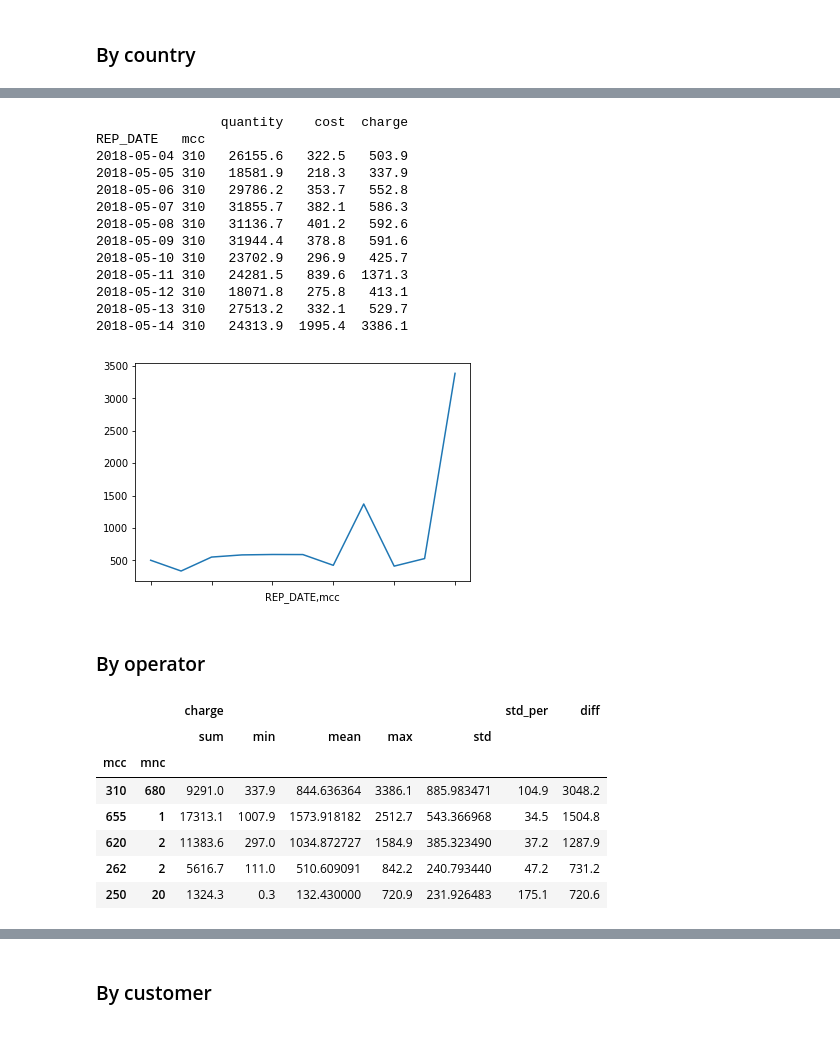
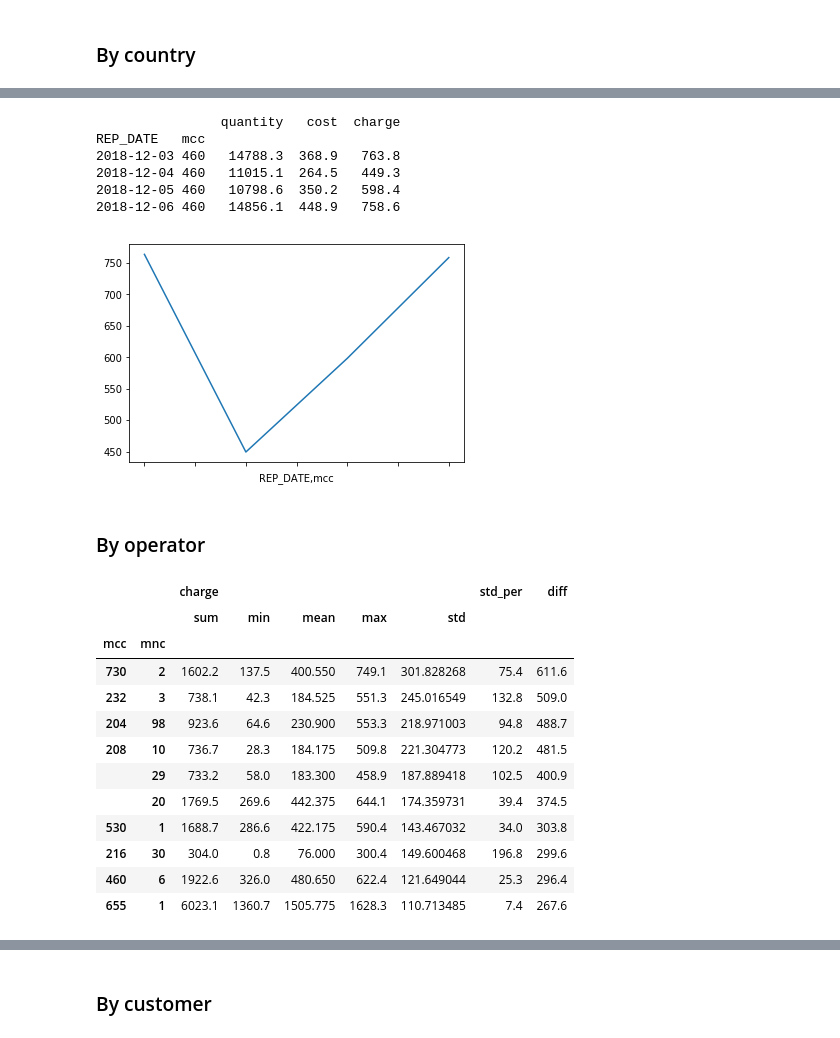
Before and after one commit to balobinp/RB_BD, a Jupyter notebook: RB_Revenue_Change_Python3.ipynb, the cells around one changed output, grey strips where cells are left out. Saved outputs shown, nothing was run; the diff lists cells and outputs as text; code cells hidden in the pictures.

```diff
--- a/RB_Revenue_Change_Python3.ipynb
+++ b/RB_Revenue_Change_Python3.ipynb
@@ -83,28 +83,21 @@ df2.apply(f,axis=1).sort_values(by=['diff','std_per'],ascending=False).head()
 # %%
 # Generate stat report by country
 
-mcc = 310
+mcc = 460
 
 df3=df1[df1.index.get_level_values('mcc')==mcc].sort_index(level=['mcc','REP_DATE'])
 print(df3,'\n')
 
 df3['charge'].plot()
 plt.show()
 # %% [output]
-                quantity    cost  charge
+                quantity   cost  charge
 REP_DATE   mcc
-2018-05-04 310   26155.6   322.5   503.9
-2018-05-05 310   18581.9   218.3   337.9
-2018-05-06 310   29786.2   353.7   552.8
-2018-05-07 310   31855.7   382.1   586.3
-2018-05-08 310   31136.7   401.2   592.6
-2018-05-09 310   31944.4   378.8   591.6
-2018-05-10 310   23702.9   296.9   425.7
-2018-05-11 310   24281.5   839.6  1371.3
-2018-05-12 310   18071.8   275.8   413.1
-2018-05-13 310   27513.2   332.1   529.7
-2018-05-14 310   24313.9  1995.4  3386.1
+2018-12-03 460   14788.3  368.9   763.8
+2018-12-04 460   11015.1  264.5   449.3
+2018-12-05 460   10798.6  350.2   598.4
+2018-12-06 460   14856.1  448.9   758.6
-[figure, old version]
+[figure, new version]
 # %% [markdown]
 ### By operator
 # %%
@@ -120,16 +113,21 @@ df2=df1.groupby(level=['mcc','mnc']).agg({'charge':[np.sum,'min','mean','max','s
 # Two options of sorting
 
 df2.apply(f,axis=1).sort_values(by=[('charge','sum'),'std_per'],ascending=False).head()
-df2.apply(f,axis=1).sort_values(by=['diff','std_per'],ascending=False).head()
+df2.apply(f,axis=1).sort_values(by=['diff','std_per'],ascending=False).head(10)
 # %% [output]
 |  |  | charge |  |  |  |  | std_per | diff |
 |  |  | sum | min | mean | max | std |  |  |
 | mcc | mnc |  |  |  |  |  |  |  |
-| 310 | 680 | 9291.0 | 337.9 | 844.636364 | 3386.1 | 885.983471 | 104.9 | 3048.2 |
-| 655 | 1 | 17313.1 | 1007.9 | 1573.918182 | 2512.7 | 543.366968 | 34.5 | 1504.8 |
-| 620 | 2 | 11383.6 | 297.0 | 1034.872727 | 1584.9 | 385.323490 | 37.2 | 1287.9 |
-| 262 | 2 | 5616.7 | 111.0 | 510.609091 | 842.2 | 240.793440 | 47.2 | 731.2 |
-| 250 | 20 | 1324.3 | 0.3 | 132.430000 | 720.9 | 231.926483 | 175.1 | 720.6 |
+| 730 | 2 | 1602.2 | 137.5 | 400.550 | 749.1 | 301.828268 | 75.4 | 611.6 |
+| 232 | 3 | 738.1 | 42.3 | 184.525 | 551.3 | 245.016549 | 132.8 | 509.0 |
+| 204 | 98 | 923.6 | 64.6 | 230.900 | 553.3 | 218.971003 | 94.8 | 488.7 |
+| 208 | 10 | 736.7 | 28.3 | 184.175 | 509.8 | 221.304773 | 120.2 | 481.5 |
+|  | 29 | 733.2 | 58.0 | 183.300 | 458.9 | 187.889418 | 102.5 | 400.9 |
+|  | 20 | 1769.5 | 269.6 | 442.375 | 644.1 | 174.359731 | 39.4 | 374.5 |
+| 530 | 1 | 1688.7 | 286.6 | 422.175 | 590.4 | 143.467032 | 34.0 | 303.8 |
+| 216 | 30 | 304.0 | 0.8 | 76.000 | 300.4 | 149.600468 | 196.8 | 299.6 |
+| 460 | 6 | 1922.6 | 326.0 | 480.650 | 622.4 | 121.649044 | 25.3 | 296.4 |
+| 655 | 1 | 6023.1 | 1360.7 | 1505.775 | 1628.3 | 110.713485 | 7.4 | 267.6 |
 # %%
 # Generate stat report by country
 
```
Also changed, not shown: parts of 7 cells of this notebook, 4 other files.
